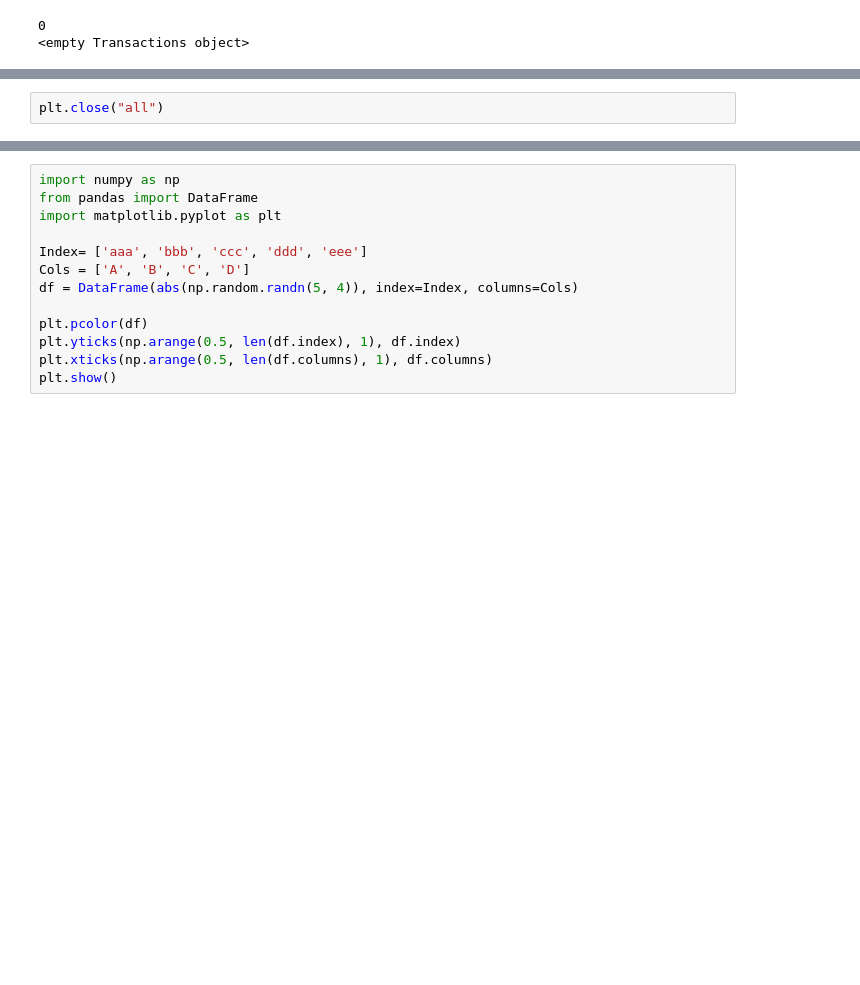
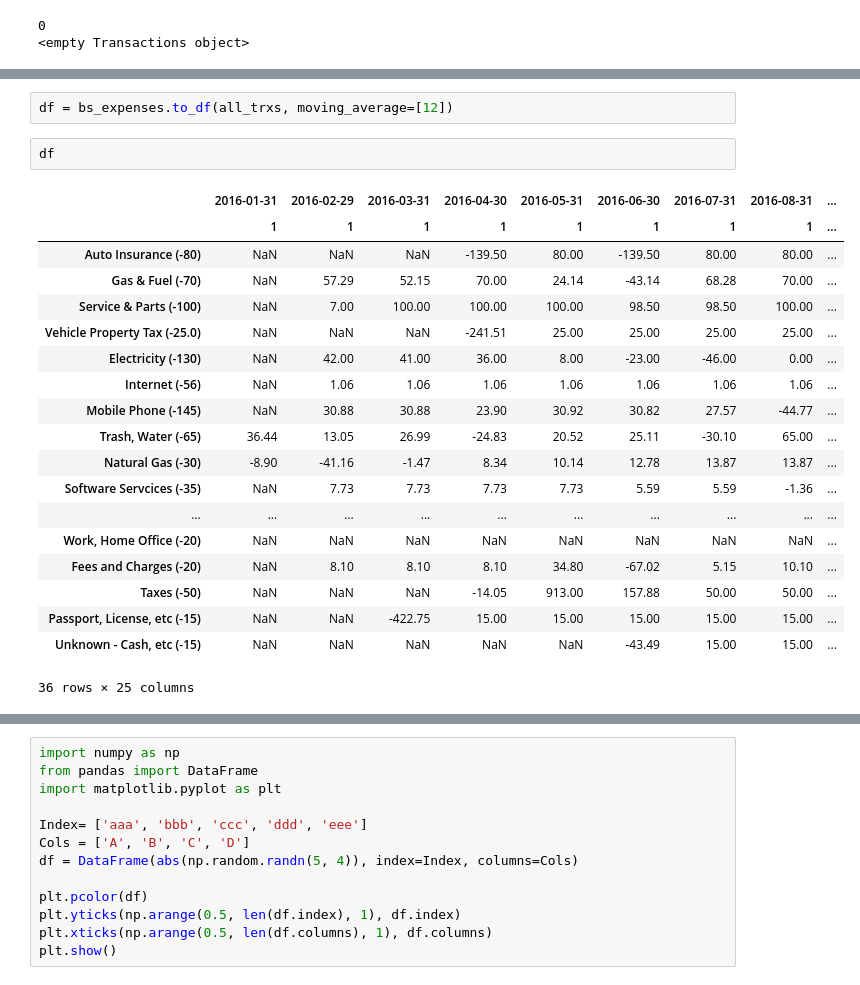
Before and after one commit to scribby182/Menthol, a Jupyter notebook: sandbox.ipynb, the cells around one changed output, grey strips where cells are left out. Cells and saved outputs as stored; diff of their text form; blank space fills up the shorter version.

```diff
--- a/sandbox.ipynb
+++ b/sandbox.ipynb
@@ -328,2 +159,24 @@ plt.show()
-# %%
-plt.close("all")
+# %%
+df = bs_expenses.to_df(all_trxs, moving_average=[12])
+# %%
+df
+# %% [output]
+|  | 2016-01-31 | 2016-02-29 | 2016-03-31 | 2016-04-30 | 2016-05-31 | 2016-06-30 | 2016-07-31 | 2016-08-31 | ... |
+|  | 1 | 1 | 1 | 1 | 1 | 1 | 1 | 1 | ... |
+| Auto Insurance (-80) | NaN | NaN | NaN | -139.50 | 80.00 | -139.50 | 80.00 | 80.00 | ... |
+| Gas & Fuel (-70) | NaN | 57.29 | 52.15 | 70.00 | 24.14 | -43.14 | 68.28 | 70.00 | ... |
+| Service & Parts (-100) | NaN | 7.00 | 100.00 | 100.00 | 100.00 | 98.50 | 98.50 | 100.00 | ... |
+| Vehicle Property Tax (-25.0) | NaN | NaN | NaN | -241.51 | 25.00 | 25.00 | 25.00 | 25.00 | ... |
+| Electricity (-130) | NaN | 42.00 | 41.00 | 36.00 | 8.00 | -23.00 | -46.00 | 0.00 | ... |
+| Internet (-56) | NaN | 1.06 | 1.06 | 1.06 | 1.06 | 1.06 | 1.06 | 1.06 | ... |
+| Mobile Phone (-145) | NaN | 30.88 | 30.88 | 23.90 | 30.92 | 30.82 | 27.57 | -44.77 | ... |
+| Trash, Water (-65) | 36.44 | 13.05 | 26.99 | -24.83 | 20.52 | 25.11 | -30.10 | 65.00 | ... |
+| Natural Gas (-30) | -8.90 | -41.16 | -1.47 | 8.34 | 10.14 | 12.78 | 13.87 | 13.87 | ... |
+| Software Servcices (-35) | NaN | 7.73 | 7.73 | 7.73 | 7.73 | 5.59 | 5.59 | -1.36 | ... |
+| ... | ... | ... | ... | ... | ... | ... | ... | ... | ... |
+| Work, Home Office (-20) | NaN | NaN | NaN | NaN | NaN | NaN | NaN | NaN | ... |
+| Fees and Charges (-20) | NaN | 8.10 | 8.10 | 8.10 | 34.80 | -67.02 | 5.15 | 10.10 | ... |
+| Taxes (-50) | NaN | NaN | NaN | -14.05 | 913.00 | 157.88 | 50.00 | 50.00 | ... |
+| Passport, License, etc (-15) | NaN | NaN | -422.75 | 15.00 | 15.00 | 15.00 | 15.00 | 15.00 | ... |
+| Unknown - Cash, etc (-15) | NaN | NaN | NaN | NaN | NaN | -43.49 | 15.00 | 15.00 | ... |
+36 rows × 25 columns
```
Also changed, not shown: parts of 27 cells of this notebook, 4 other files.
